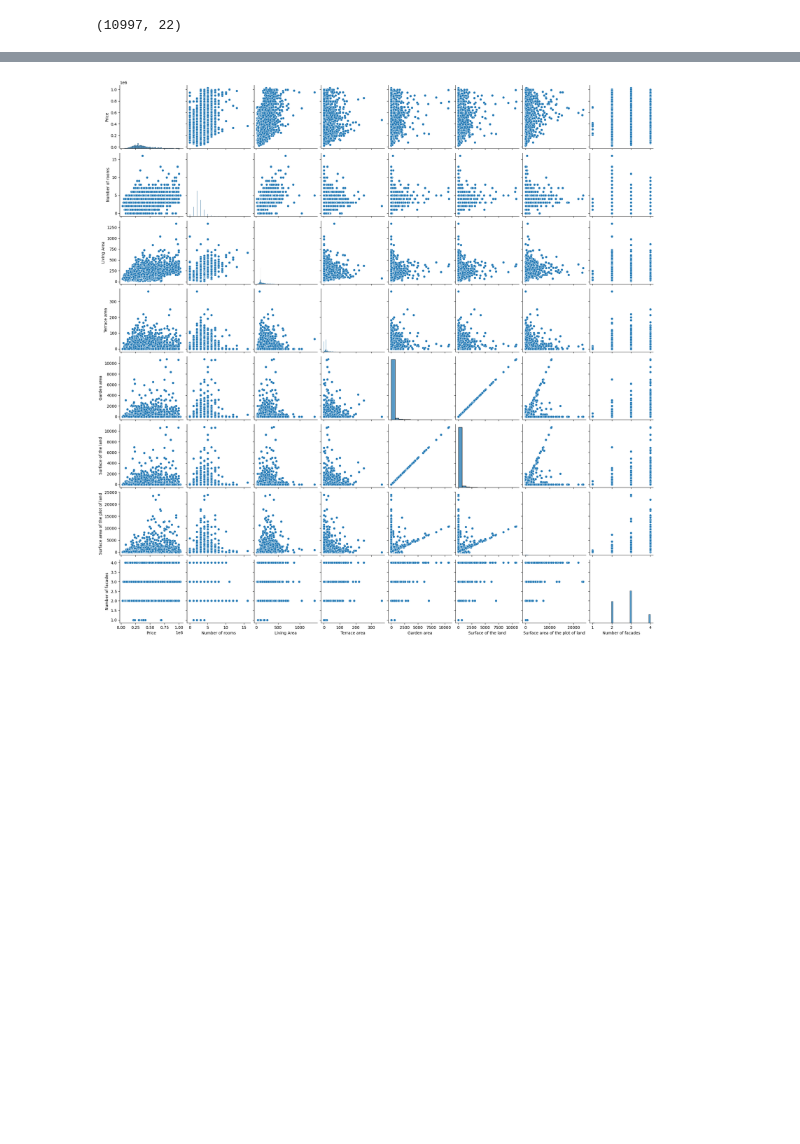
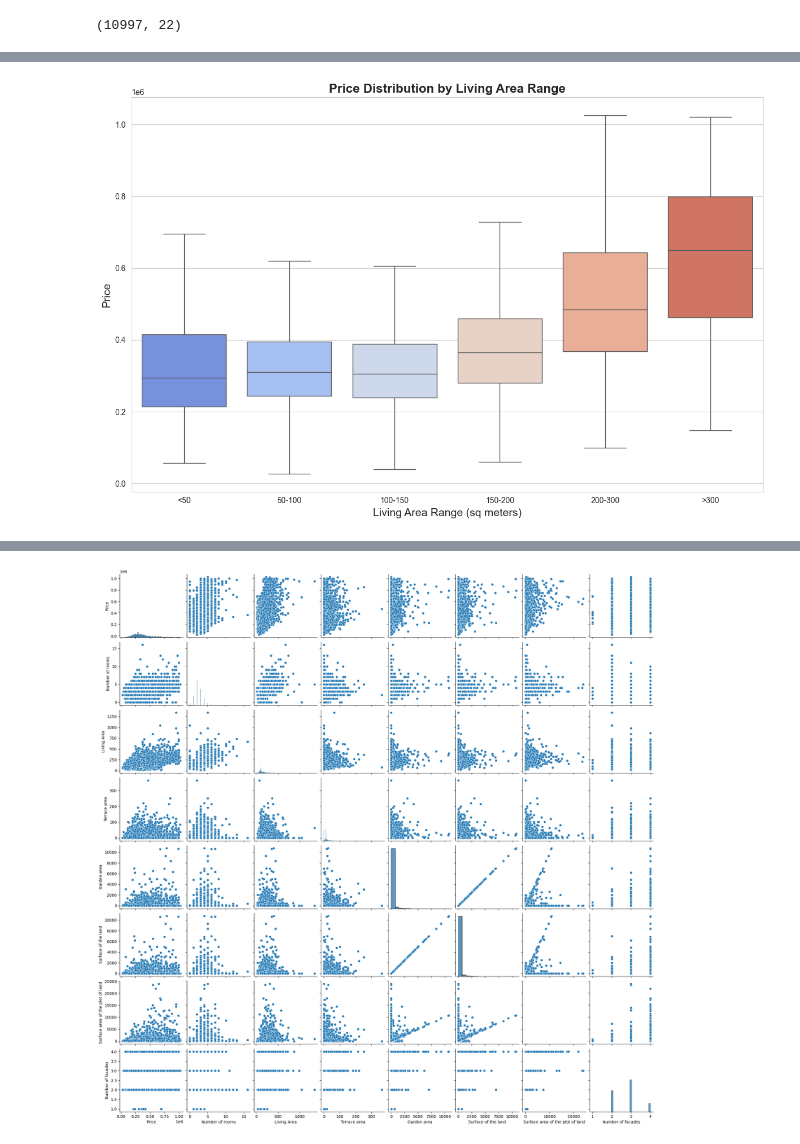
Before and after one commit to kvnpotter/ImmoData-EDA, a Jupyter notebook: correlation.ipynb, the cells around one changed output, grey strips where cells are left out. Cells and saved outputs as stored; diff of their text form; code cells hidden in the pictures; blank space fills up the shorter version.

```diff
--- a/correlation.ipynb
+++ b/correlation.ipynb
@@ -29,0 +92,29 @@ memory usage: 1.8+ MB
+# %%
+df['Living Area Range'] = pd.cut(
+    df['Living Area'],
+    bins=[0, 50, 100, 150, 200, 300, 500],
+    labels=["<50", "50-100", "100-150", "150-200", "200-300", ">300"]
+)
+
+sns.set_style("whitegrid")
+plt.figure(figsize=(12, 8))
+
+sns.boxplot(
+    x="Living Area Range",
+    y="Price",
+    data=df,
+    hue="Living Area Range",
+    palette="coolwarm",
+    showfliers=False,
+    dodge=False
+)
+plt.title("Price Distribution by Living Area Range", fontsize=16, fontweight='bold')
+plt.xlabel("Living Area Range (sq meters)", fontsize=14)
+plt.ylabel("Price", fontsize=14)
+
+plt.legend([], [], frameon=False)
+plt.tight_layout()
+plt.savefig('privr_vs_larea.png')
+plt.show()
+# %% [output]
+[figure, added]
```
Also changed, not shown: parts of 12 cells of this notebook, 5 other files.
